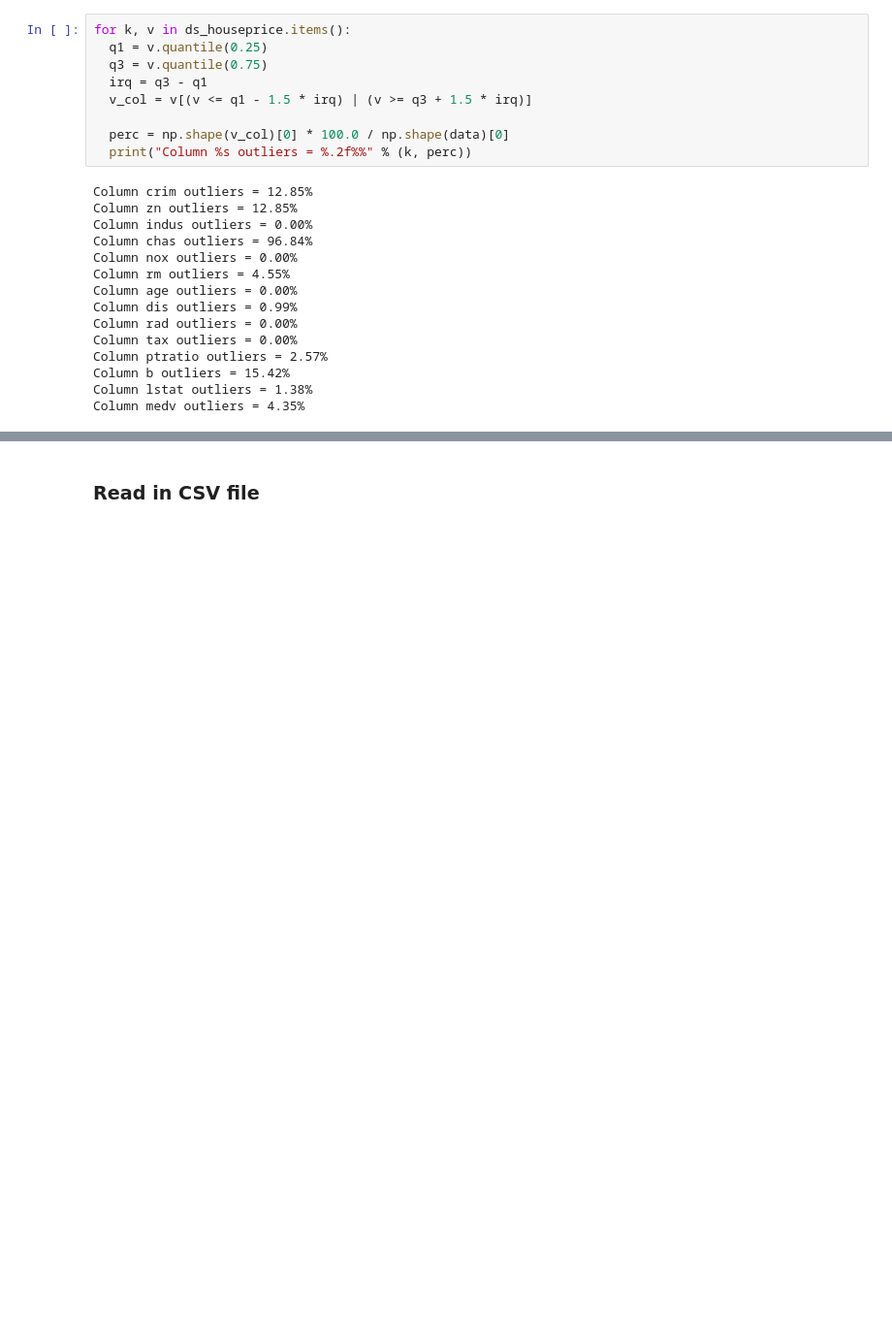
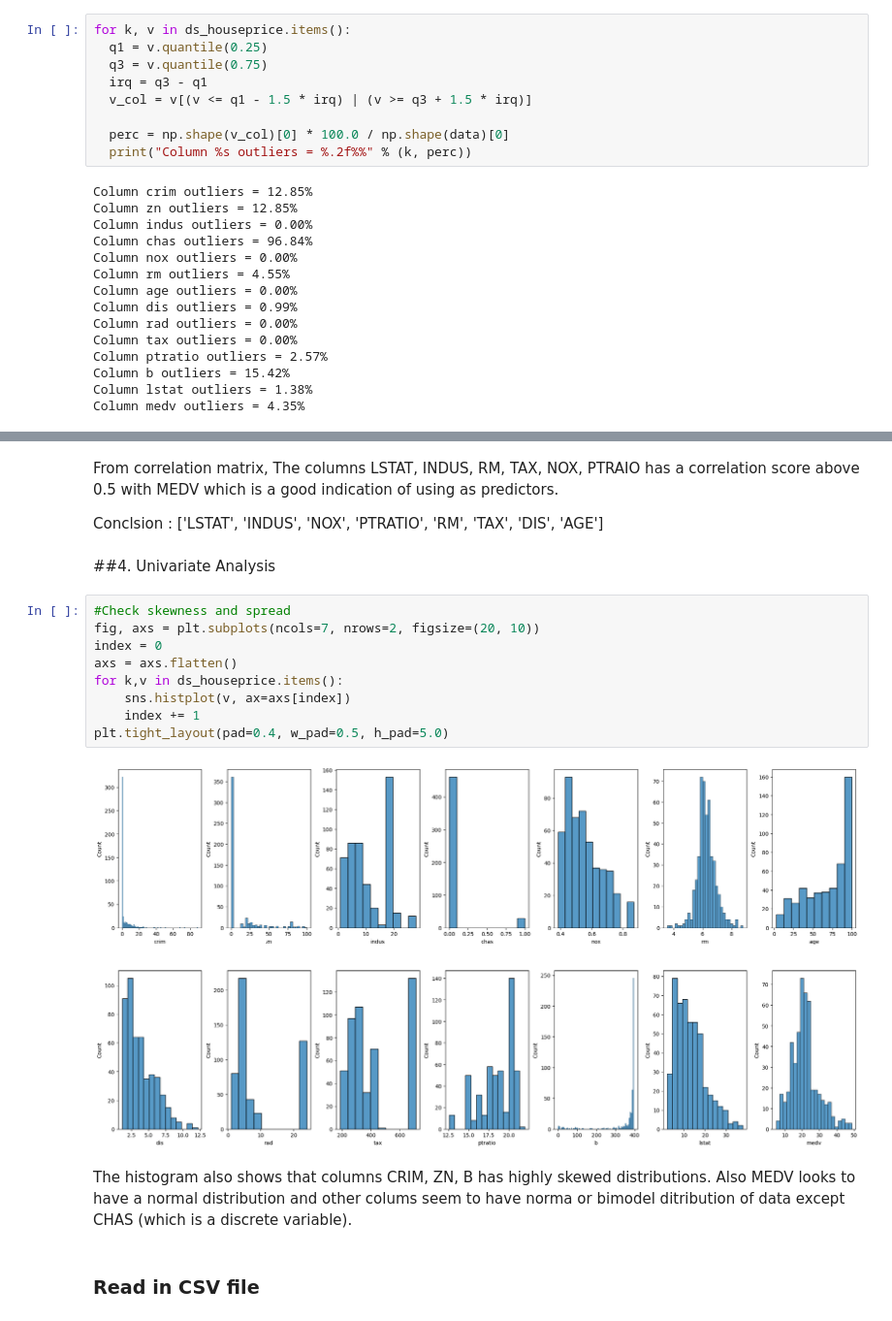
Before and after one commit to YumnaZai/ML-Projects, a Jupyter notebook: Regression-Linear_Regression.ipynb, the cells around one changed output, grey strips where cells are left out. Shown at 97% size. Saved outputs shown, nothing was run; the diff lists cells and outputs as text; blank space fills up the shorter version.

Commit message:
Created using Colab - 6

```diff
--- a/Regression-Linear_Regression.ipynb
+++ b/Regression-Linear_Regression.ipynb
@@ -297,3 +279,22 @@ BostonHousing.csv.3 100%[===================>]  35.39K  --.-KB/s    in 0.002s
+# %% [markdown]
+From correlation matrix, The columns LSTAT, INDUS, RM, TAX, NOX, PTRAIO has a correlation score above 0.5 with MEDV which is a good indication of using as predictors.
+
+Conclsion : ['LSTAT', 'INDUS', 'NOX', 'PTRATIO', 'RM', 'TAX', 'DIS', 'AGE']
+# %% [markdown]
+##4. Univariate Analysis
+# %%
+#Check skewness and spread
+fig, axs = plt.subplots(ncols=7, nrows=2, figsize=(20, 10))
+index = 0
+axs = axs.flatten()
+for k,v in ds_houseprice.items():
+    sns.histplot(v, ax=axs[index])
+    index += 1
+plt.tight_layout(pad=0.4, w_pad=0.5, h_pad=5.0)
+# %% [output]
+[figure, added]
+# %% [markdown]
+The histogram also shows that columns CRIM, ZN, B has highly skewed distributions. Also MEDV looks to have a normal distribution and other colums seem to have norma or bimodel ditribution of data except CHAS (which is a discrete variable).
 # %% [markdown]
 ### **Read in CSV file**
 # %% [markdown]
```
Also changed, not shown: parts of 15 cells of this notebook.
